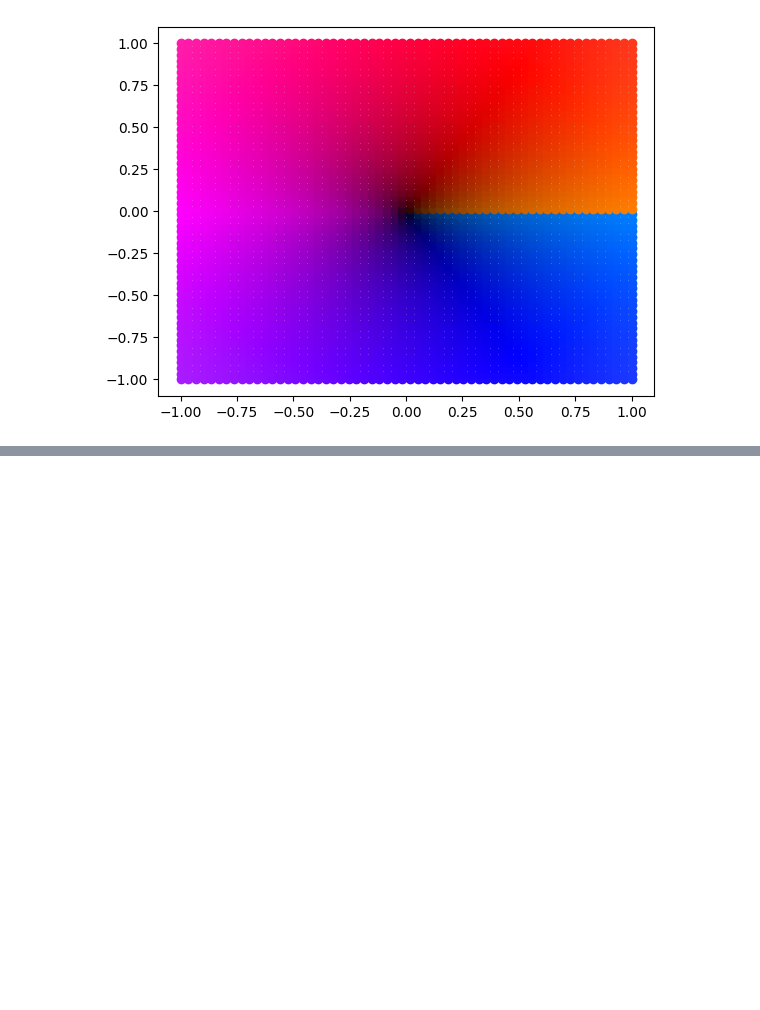
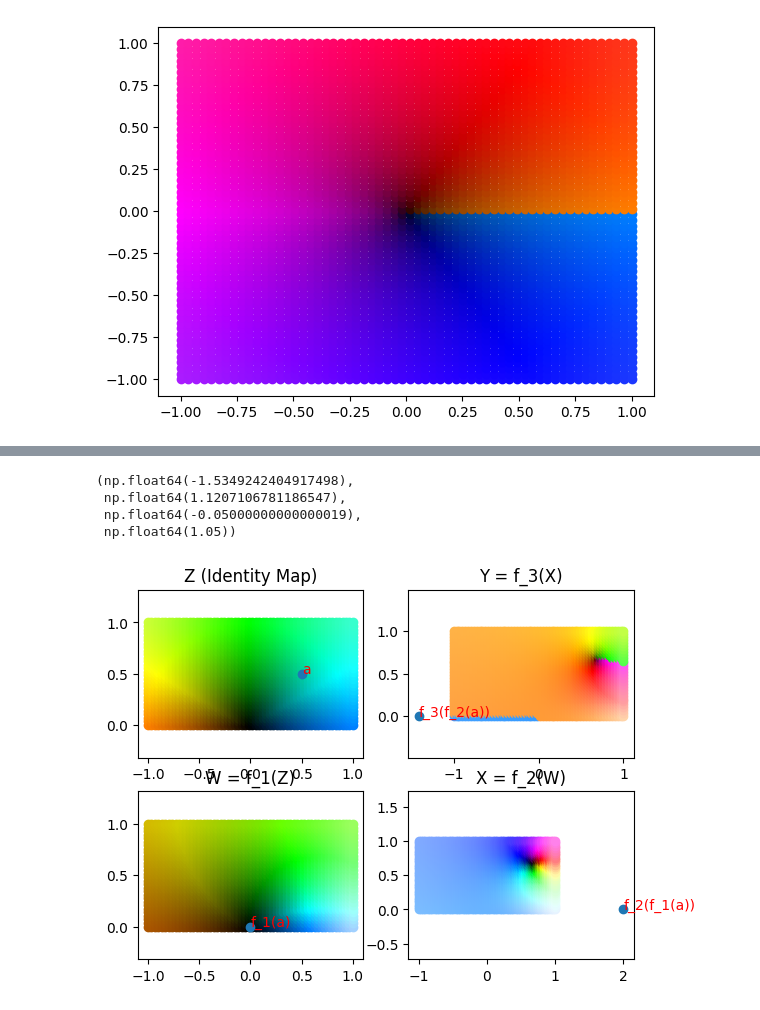
Before and after one commit to lmalmud/zippy-research, a Jupyter notebook: notebooks/component_maps.ipynb, the cells around one changed output, grey strips where cells are left out. Drawn from its saved outputs; the diff is of its cells as text; code cells hidden in the pictures; blank space fills up the shorter version.

Commit message:
working on first jupyter visualization

```diff
--- a/notebooks/component_maps.ipynb
+++ b/notebooks/component_maps.ipynb
@@ -52,0 +60,53 @@ for point in points:
+# %%
+# Generate two subplots stacked horizontally
+# Documentation: https://matplotlib.org/stable/gallery/subplots_axes_and_figures/subplots_demo.html
+fig, ax = plt.subplots(2, 2)
+
+points = generate_complex(-1, 1, 0, 1, 30)
+a = Point(z=complex(.5, .5))
+f_a = F_a(a)
+
+# Plot the reference schema
+for point in points:
+    ax[0, 0].plot(point.real, point.imag, 'o', color=get_color(point))
+ax[0, 0].plot(a.z.real, a.z.imag, 'o')
+ax[0, 0].annotate('a', (a.z.real, a.z.imag), color='red')
+ax[0, 0].set_title('Z (Identity Map)')
+ax[0, 0].axis('equal')
+
+# Plot the results of f1
+for point in points:
+    res = f_a.f1(Point(z=point)).z # Obtain the result of applying f_a to the given point
+    ax[1, 0].plot(point.real, point.imag, 'o', color=get_color(res))
+image1_a = f_a.f1(a)
+ax[1, 0].annotate('f_1(a)', (image1_a.z.real, image1_a.z.real), color='red')
+ax[1, 0].plot(image1_a.z.real, image1_a.z.imag, 'o')
+ax[1, 0].set_title('W = f_1(Z)')
+ax[1, 0].axis('equal')
+
+# Plot the results of f2
+for point in points:
+    res = f_a.f2(f_a.f1(Point(z=point))).z
+    ax[1, 1].plot(point.real, point.imag, 'o', color=get_color(res))
+image2_a = f_a.f2(f_a.f1(a))
+ax[1, 1].annotate('f_2(f_1(a))', (image2_a.z.real, image2_a.z.imag), color='red')
+ax[1, 1].plot(image2_a.z.real, image2_a.z.imag, 'o')
+ax[1, 1].set_title('X = f_2(W)')
+ax[1, 1].axis('equal')
+
+# Plot the results of f3
+for point in points:
+    # Since f3 returns a list, take the first output
+    res = f_a.f3(f_a.f2(f_a.f1(Point(z=point))))[0].z
+    ax[0, 1].plot(point.real, point.imag, 'o', color=get_color(res))
+image3_a = f_a.f3(f_a.f2(f_a.f1(a)))[0]
+ax[0, 1].annotate('f_3(f_2(a))', (image3_a.z.real, image3_a.z.imag), color='red')
+ax[0, 1].plot(image3_a.z.real, image3_a.z.imag, 'o')
+ax[0, 1].set_title('Y = f_3(X)')
+ax[0, 1].axis('equal')
+# %% [output]
+(np.float64(-1.5349242404917498),
+ np.float64(1.1207106781186547),
+ np.float64(-0.05000000000000019),
+ np.float64(1.05))
+[figure, added]
```
Also changed, not shown: parts of 4 cells of this notebook, 3 other files.
